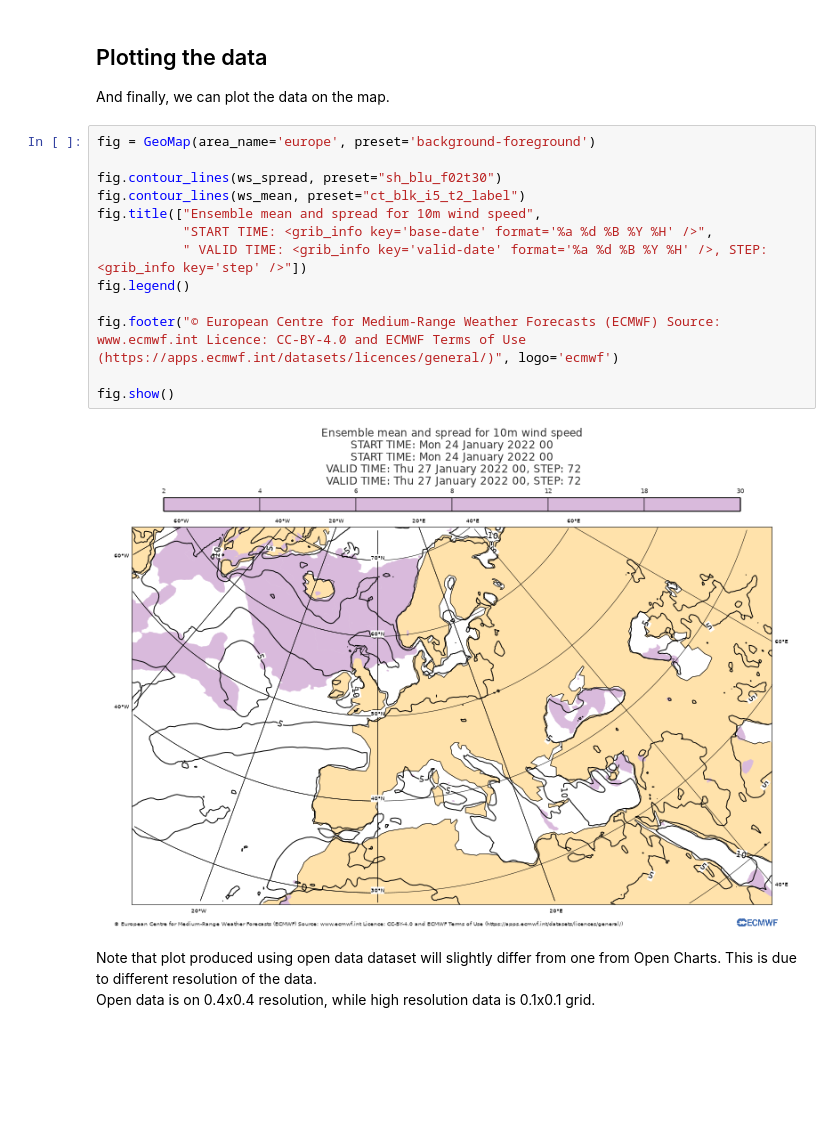
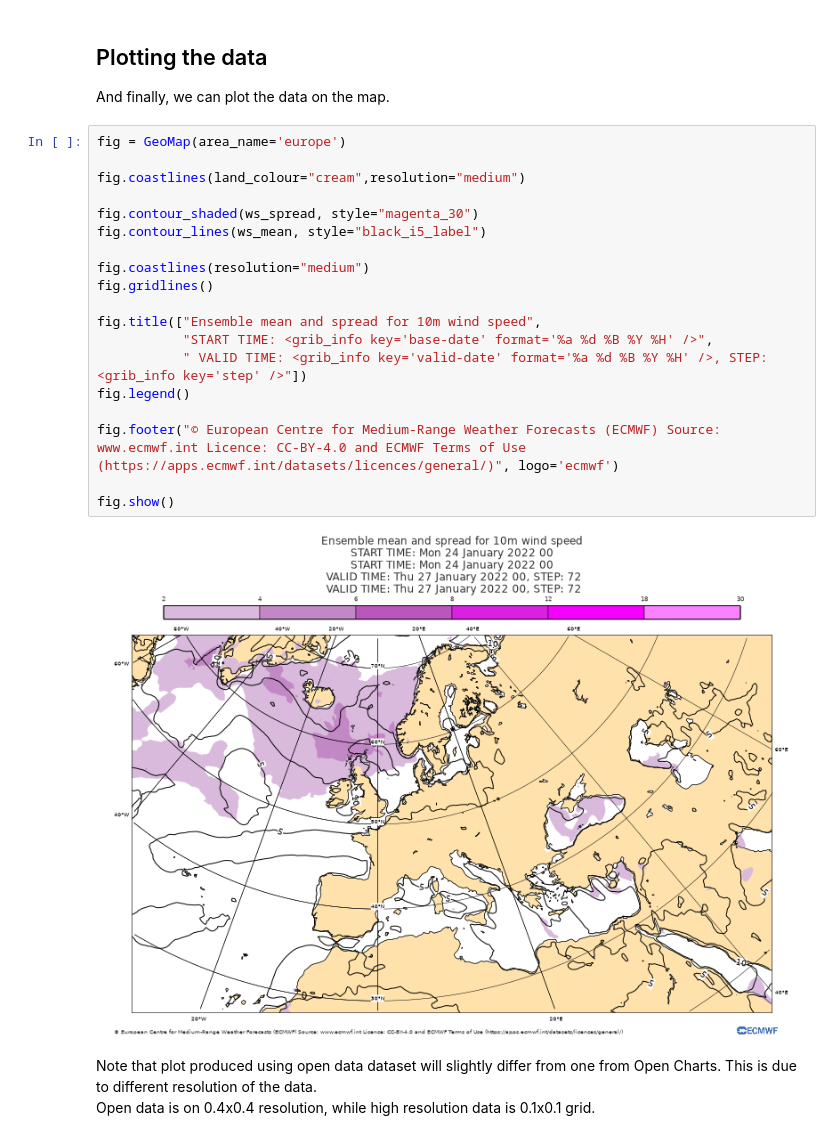
Before and after one commit to ecmwf/notebook-examples, a Jupyter notebook: opencharts/medium-10ws-mean-spread.ipynb, the cells around one changed output. Cells and saved outputs as stored; diff of their text form; blank space fills up the shorter version.

```diff
--- a/opencharts/medium-10ws-mean-spread.ipynb
+++ b/opencharts/medium-10ws-mean-spread.ipynb
@@ -131,20 +130,26 @@ ws_spread = ecdata.stdev(speed)
 ## Plotting the data
 And finally, we can plot the data on the map.
 # %%
-fig = GeoMap(area_name='europe', preset='background-foreground')
+fig = GeoMap(area_name='europe')
 
-fig.contour_lines(ws_spread, preset="sh_blu_f02t30")
-fig.contour_lines(ws_mean, preset="ct_blk_i5_t2_label")
+fig.coastlines(land_colour="cream",resolution="medium")
+
+fig.contour_shaded(ws_spread, style="magenta_30")
+fig.contour_lines(ws_mean, style="black_i5_label")
+
+fig.coastlines(resolution="medium")
+fig.gridlines()
+
 fig.title(["Ensemble mean and spread for 10m wind speed",
            "START TIME: <grib_info key='base-date' format='%a %d %B %Y %H' />",
            " VALID TIME: <grib_info key='valid-date' format='%a %d %B %Y %H' />, STEP: <grib_info key='step' />"])
 fig.legend()
 
 fig.footer("© European Centre for Medium-Range Weather Forecasts (ECMWF) Source: www.ecmwf.int Licence: CC-BY-4.0 and ECMWF Terms of Use (https://apps.ecmwf.int/datasets/licences/general/)", logo='ecmwf')
 
 fig.show()
 # %% [output]
-[figure, old version]
+[figure, new version]
 # %% [markdown]
 Note that plot produced using open data dataset will slightly differ from one from Open Charts. This is due to different resolution of the data.
 Open data is on 0.4x0.4 resolution, while high resolution data is 0.1x0.1 grid.
```
Also changed, not shown: parts of 1 cell of this notebook, 23 other files.
